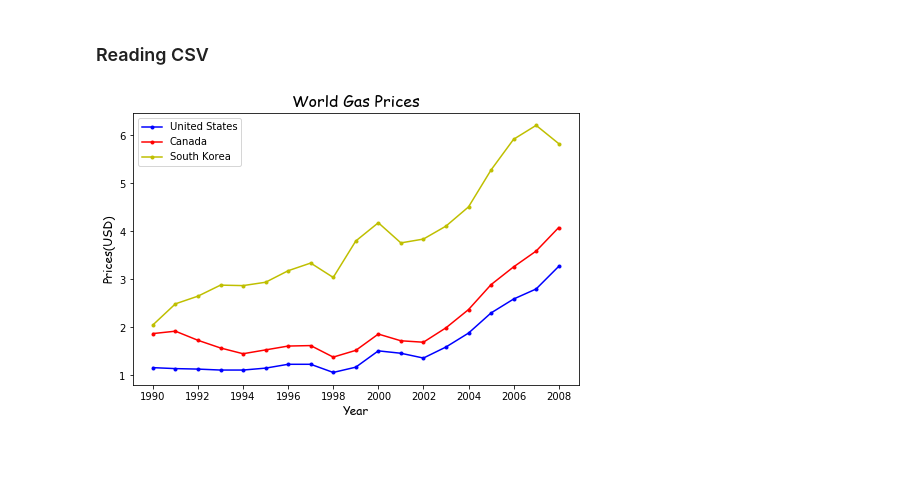
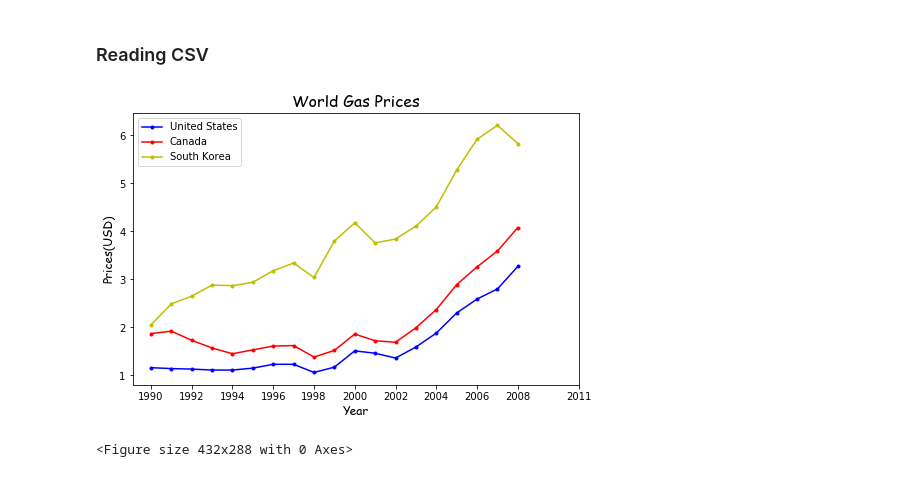
Before and after one commit to pathak-gaurav/matplotlib_tutorial_20_may, a Jupyter notebook: matplot_tutorial.ipynb, the cells around one changed output. Drawn from its saved outputs; the diff is of its cells as text; code cells hidden in the pictures.

```diff
--- a/matplot_tutorial.ipynb
+++ b/matplot_tutorial.ipynb
@@ -9,19 +9,21 @@ import numpy as np
 # %%
 gas_prices = pd.read_csv('gas_prices.csv')
 
 plt.figure(figsize=(8,5))
 
 plt.plot(gas_prices.Year,gas_prices.USA,'b.-',label='United States')
 plt.plot(gas_prices.Year,gas_prices.Canada,'r.-',label='Canada')
 plt.plot(gas_prices.Year,gas_prices['South Korea'],'y.-',label='South Korea')
 
 plt.title('World Gas Prices',fontdict={'fontname':'Comic Sans MS','fontsize':'16'})
 plt.xlabel('Year',fontdict={'fontname':'Comic Sans MS','fontsize':'12'})
 plt.ylabel('Prices(USD)',fontdict={'fontname':'Comic Sans MS','fontsize':'12'})
 
-plt.xticks(gas_prices.Year[::2])
+plt.xticks(gas_prices.Year[::2].to_list()+[2011])
 plt.legend()
 
 plt.show()
+plt.savefig('gas_price_figure.png',dpi=500,bbox_inches='tight')
 # %% [output]
-[figure, old version]
+[figure, new version]
+<Figure size 432x288 with 0 Axes>
```
Also changed, not shown: parts of 9 cells of this notebook, 1 other file.
